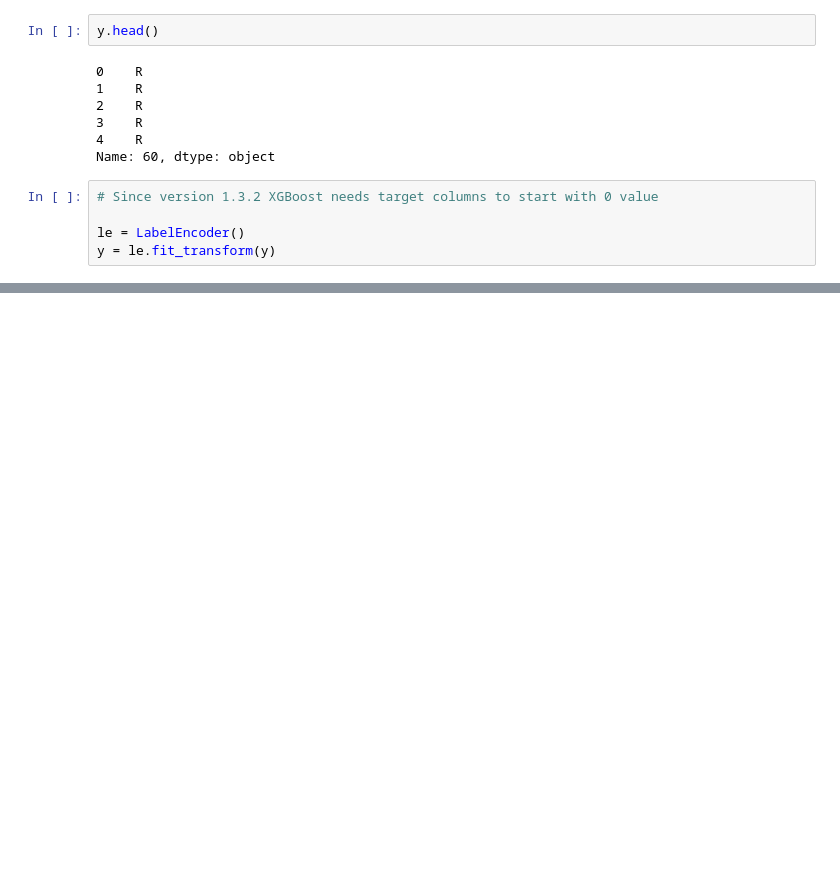
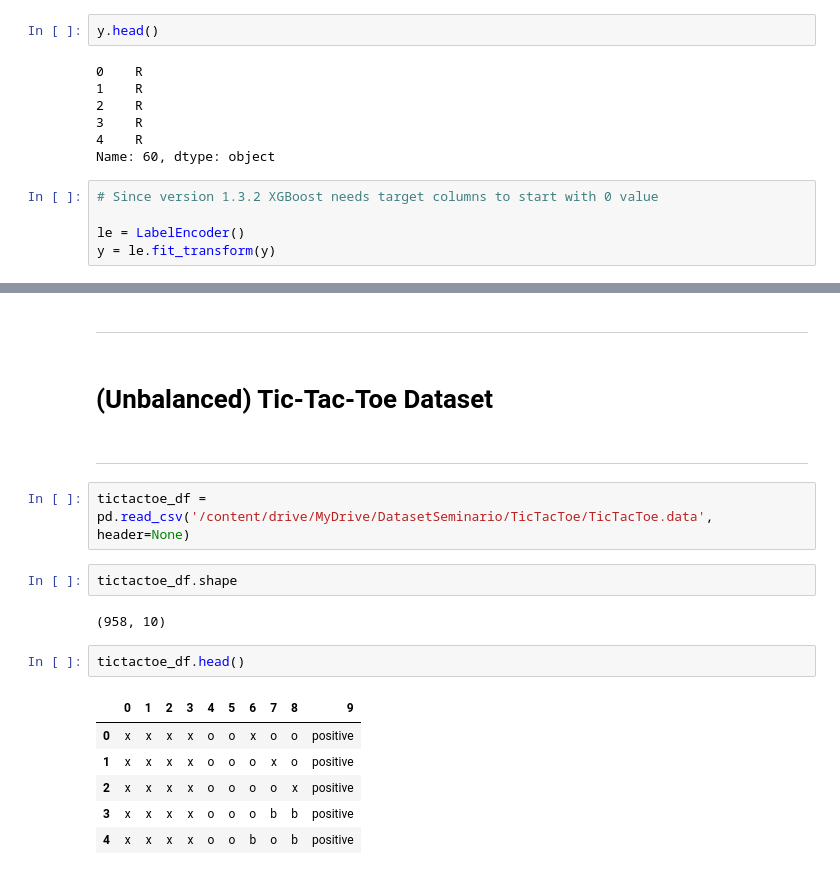
Before and after one commit to RochaErik/AlgorithmComparison, a Jupyter notebook: AlgorithmComparison.ipynb, the cells around one changed output, grey strips where cells are left out. Drawn from its saved outputs; the diff is of its cells as text; blank space fills up the shorter version.

```diff
--- a/AlgorithmComparison.ipynb
+++ b/AlgorithmComparison.ipynb
@@ -603,0 +766,21 @@ sonar_std
+# %% [markdown]
+---
+# %% [markdown]
+# **(Unbalanced) Tic-Tac-Toe Dataset**
+# %% [markdown]
+---
+# %%
+tictactoe_df = pd.read_csv('/content/drive/MyDrive/DatasetSeminario/TicTacToe/TicTacToe.data', header=None)
+# %%
+tictactoe_df.shape
+# %% [output]
+(958, 10)
+# %%
+tictactoe_df.head()
+# %% [output]
+|  | 0 | 1 | 2 | 3 | 4 | 5 | 6 | 7 | 8 | 9 |
+| 0 | x | x | x | x | o | o | x | o | o | positive |
+| 1 | x | x | x | x | o | o | o | x | o | positive |
+| 2 | x | x | x | x | o | o | o | o | x | positive |
+| 3 | x | x | x | x | o | o | o | b | b | positive |
+| 4 | x | x | x | x | o | o | b | o | b | positive |
```
Also changed, not shown: parts of 70 cells of this notebook.
